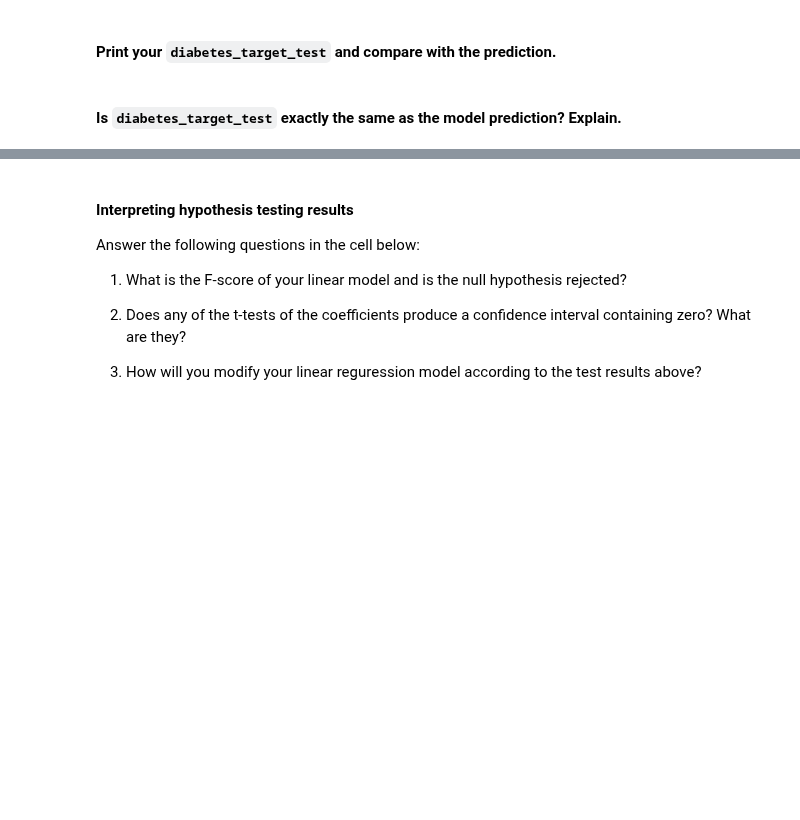
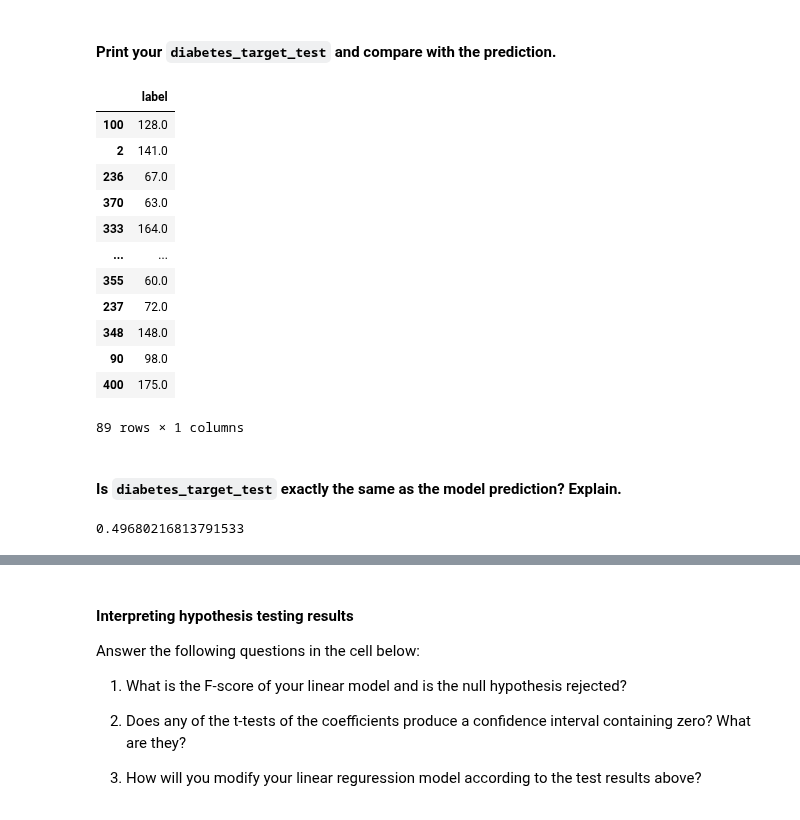
Before and after one commit to ta-data-lis/lab-supervised-learning-sklearn, a Jupyter notebook: your-code/main.ipynb, the cells around one changed output, grey strips where cells are left out. Cells and saved outputs as stored; diff of their text form; code cells hidden in the pictures; blank space fills up the shorter version.

```diff
--- a/your-code/main.ipynb
+++ b/your-code/main.ipynb
@@ -78,2 +145,6 @@ Define `diabetes_data_train`, `diabetes_target_train`, `diabetes_data_test`, and
+# %%
+# Your code here:
+from sklearn.model_selection import train_test_split
+X_train, X_test, y_train, y_test = train_test_split(features, target, test_size=0.20)
 # %% [markdown]
 Fit the training data and target to `diabetes_model`. Print the *intercept* and *coefficients* of the model.
@@ -96,10 +194,28 @@ This is the linear regression model fitted to your training dataset.
 #### Print your `diabetes_target_test` and compare with the prediction.
 # %%
 # Your code here:
+y_test
+# %% [output]
+|  | label |
+| 100 | 128.0 |
+| 2 | 141.0 |
+| 236 | 67.0 |
+| 370 | 63.0 |
+| 333 | 164.0 |
+| ... | ... |
+| 355 | 60.0 |
+| 237 | 72.0 |
+| 348 | 148.0 |
+| 90 | 98.0 |
+| 400 | 175.0 |
+89 rows × 1 columns
 # %% [markdown]
 #### Is `diabetes_target_test` exactly the same as the model prediction? Explain.
 # %%
 # Your explanation here:
+diabetes_model.score(X_test, y_test)
+# %% [output]
+0.49680216813791533
 # %% [markdown]
 # Bonus Challenge 1 - Hypothesis Testing with `statsmodels`
 
```
Also changed, not shown: parts of 35 cells of this notebook.
